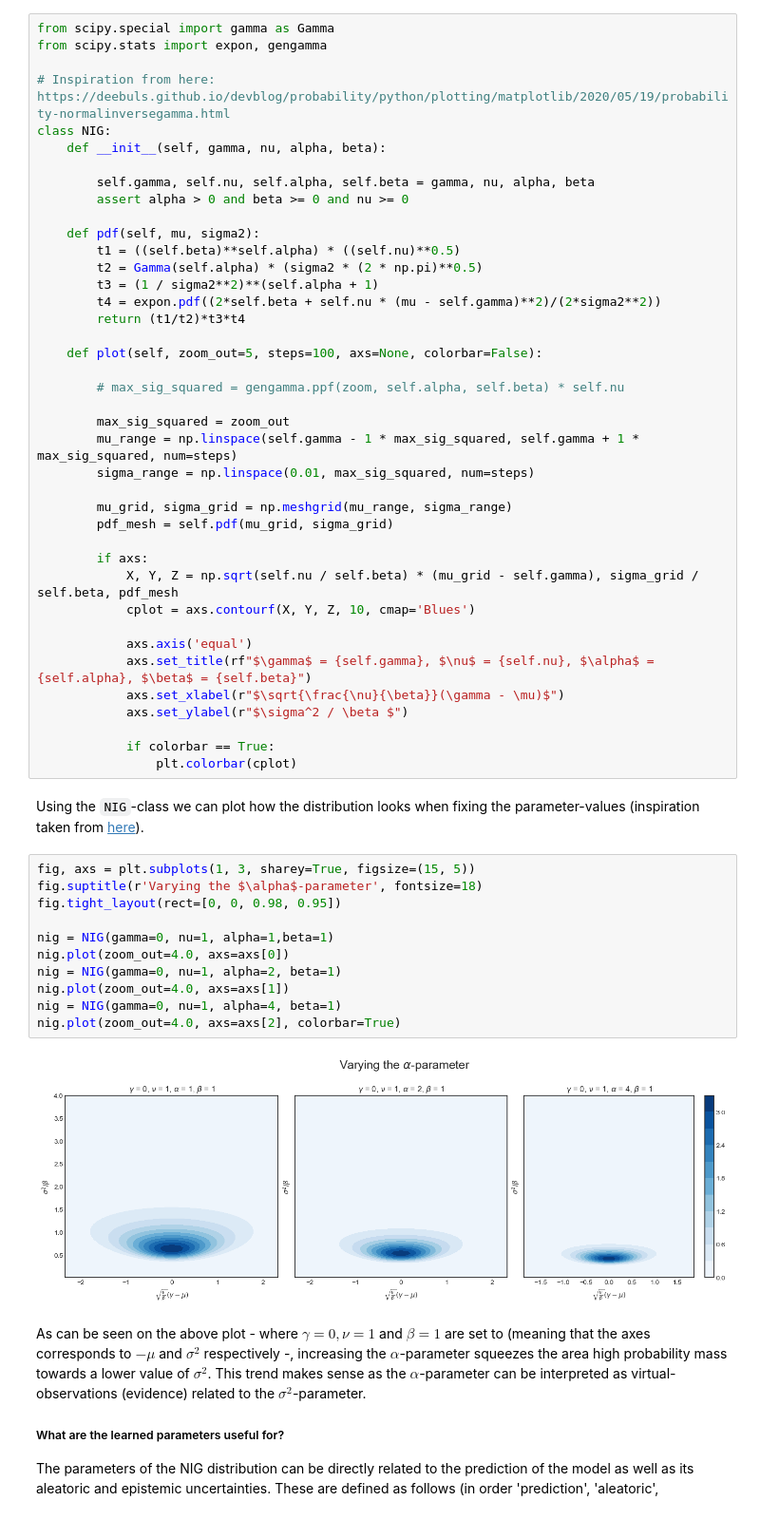
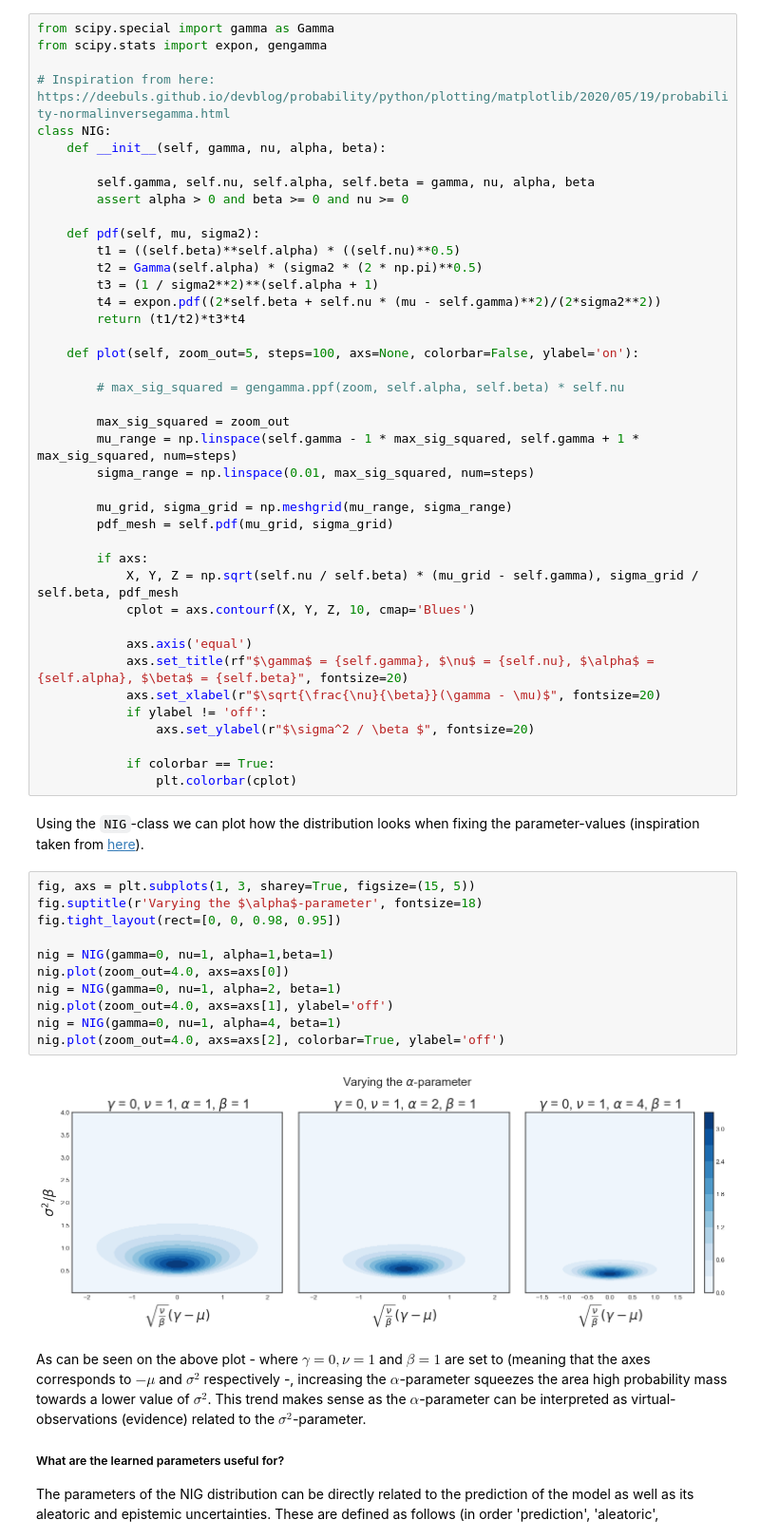
Before and after one commit to albertkjoller/uq-gnn, a Jupyter notebook: explainer_notebook.ipynb, the cells around one changed output. Shown: that part at 95% size. Saved outputs shown, nothing was run; the diff lists cells and outputs as text.

```diff
--- a/explainer_notebook.ipynb
+++ b/explainer_notebook.ipynb
@@ -125,7 +125,7 @@ class NIG:
         t4 = expon.pdf((2*self.beta + self.nu * (mu - self.gamma)**2)/(2*sigma2**2))
         return (t1/t2)*t3*t4
 
-    def plot(self, zoom_out=5, steps=100, axs=None, colorbar=False):
+    def plot(self, zoom_out=5, steps=100, axs=None, colorbar=False, ylabel='on'):
 
         # max_sig_squared = gengamma.ppf(zoom, self.alpha, self.beta) * self.nu
 
@@ -141,9 +141,10 @@ class NIG:
             cplot = axs.contourf(X, Y, Z, 10, cmap='Blues')
 
             axs.axis('equal')
-            axs.set_title(rf"$\gamma$ = {self.gamma}, $\nu$ = {self.nu}, $\alpha$ = {self.alpha}, $\beta$ = {self.beta}")
-            axs.set_xlabel(r"$\sqrt{\frac{\nu}{\beta}}(\gamma - \mu)$")
-            axs.set_ylabel(r"$\sigma^2 / \beta $")
+            axs.set_title(rf"$\gamma$ = {self.gamma}, $\nu$ = {self.nu}, $\alpha$ = {self.alpha}, $\beta$ = {self.beta}", fontsize=20)
+            axs.set_xlabel(r"$\sqrt{\frac{\nu}{\beta}}(\gamma - \mu)$", fontsize=20)
+            if ylabel != 'off':
+                axs.set_ylabel(r"$\sigma^2 / \beta $", fontsize=20)
 
             if colorbar == True:
                 plt.colorbar(cplot)
@@ -152,16 +153,16 @@ Using the `NIG`-class we can plot how the distribution looks when fixing the par
 # %%
 fig, axs = plt.subplots(1, 3, sharey=True, figsize=(15, 5))
 fig.suptitle(r'Varying the $\alpha$-parameter', fontsize=18)
 fig.tight_layout(rect=[0, 0, 0.98, 0.95])
 
 nig = NIG(gamma=0, nu=1, alpha=1,beta=1)
 nig.plot(zoom_out=4.0, axs=axs[0])
 nig = NIG(gamma=0, nu=1, alpha=2, beta=1)
-nig.plot(zoom_out=4.0, axs=axs[1])
+nig.plot(zoom_out=4.0, axs=axs[1], ylabel='off')
 nig = NIG(gamma=0, nu=1, alpha=4, beta=1)
-nig.plot(zoom_out=4.0, axs=axs[2], colorbar=True)
+nig.plot(zoom_out=4.0, axs=axs[2], colorbar=True, ylabel='off')
 # %% [output]
-[figure, old version]
+[figure, new version]
 # %% [markdown]
 As can be seen on the above plot - where $\gamma=0, \nu=1$ and $\beta=1$ are set to (meaning that the axes corresponds to $-\mu$ and $\sigma^2$ respectively -, increasing the $\alpha$-parameter squeezes the area high probability mass towards a lower value of $\sigma^2$. This trend makes sense as the $\alpha$-parameter can be interpreted as virtual-observations (evidence) related to the $\sigma^2$-parameter.
 
```
Also changed, not shown: parts of 3 cells of this notebook, 5 other files.
